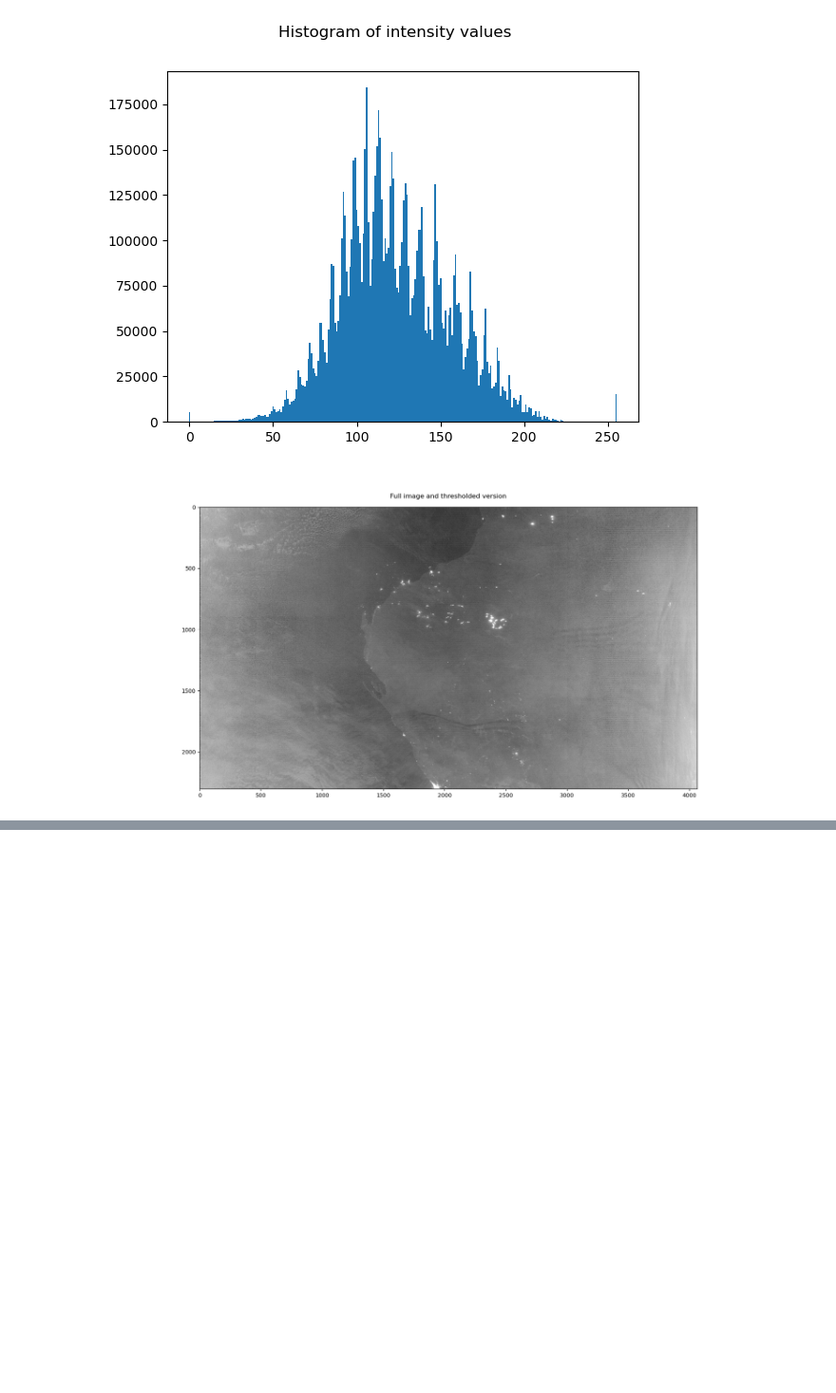
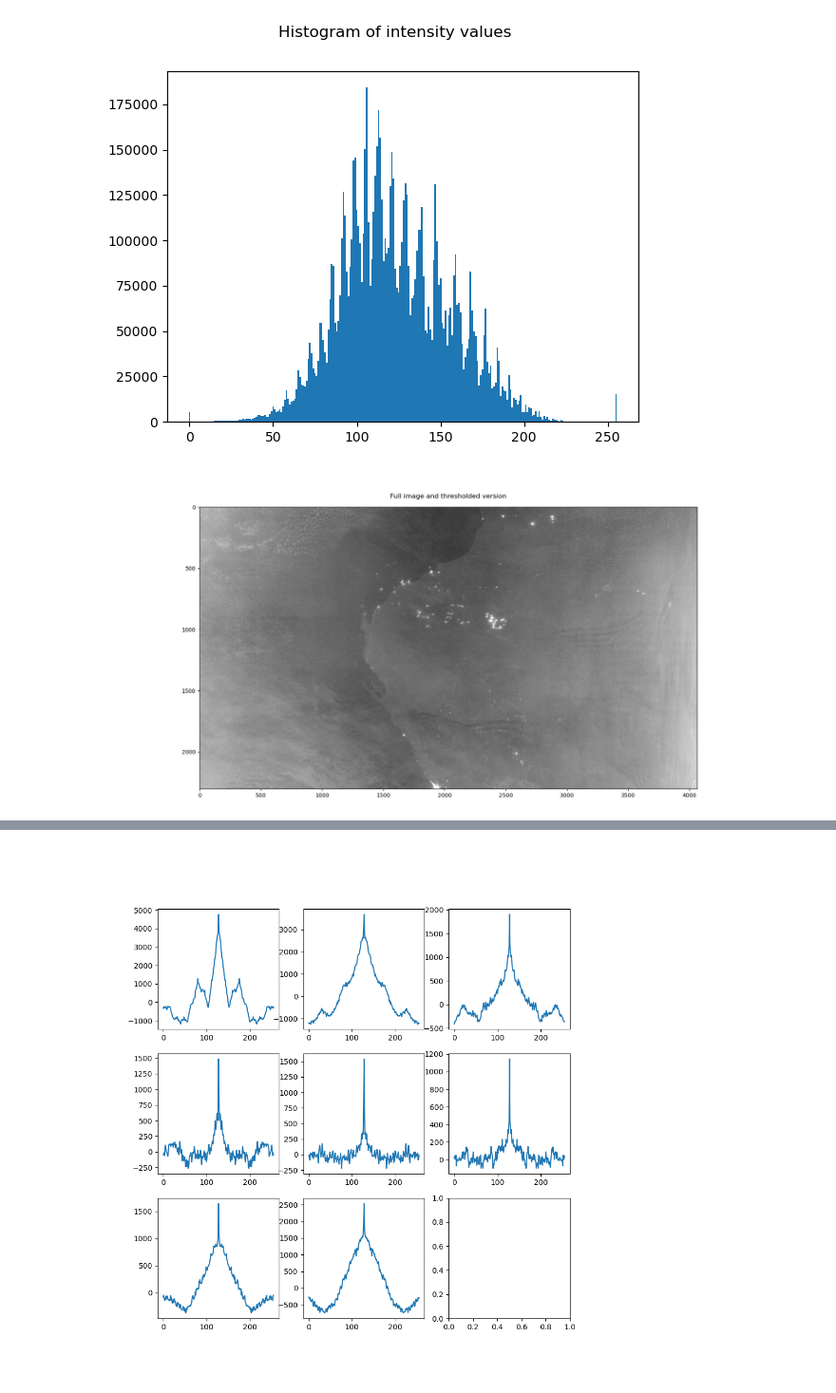
Before and after one commit to zyjux/harmonic_gw, a Jupyter notebook: TAPE_initial_real_data.ipynb, the cells around one changed output, grey strips where cells are left out. Shown at 95% size. Saved outputs shown, nothing was run; the diff lists cells and outputs as text; code cells hidden in the pictures; blank space fills up the shorter version.

```diff
--- a/TAPE_initial_real_data.ipynb
+++ b/TAPE_initial_real_data.ipynb
@@ -173,0 +99,6 @@ np.subtract(A_crop, A_full).max()
+# %%
+F, axes = plt.subplots(3, 3, figsize=(10, 10))
+for i, ax in enumerate(axes.reshape(-1)[:-1]):
+    ax.plot(scipy.signal.correlate(mean_tape[:, i] - mean_tape[:, i].mean(), mean_tape[:, i] - mean_tape[:, i].mean(), mode='same'))
+# %% [output]
+[figure, added]
```
Also changed, not shown: parts of 17 cells of this notebook, 2 other files.
